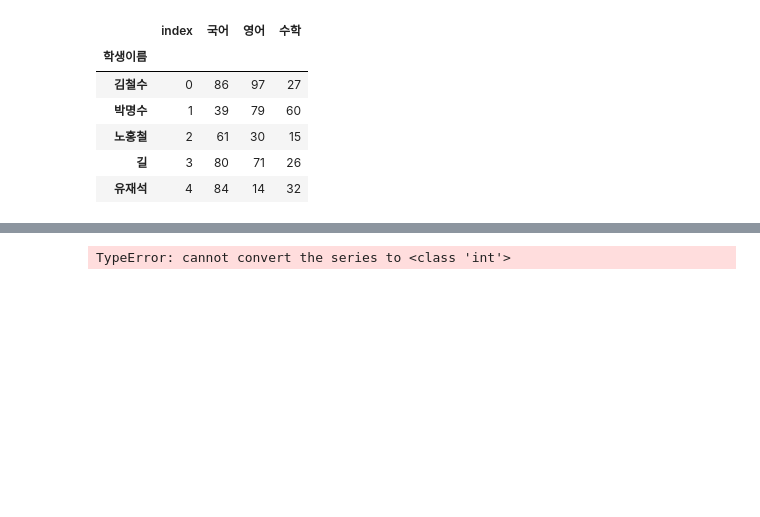
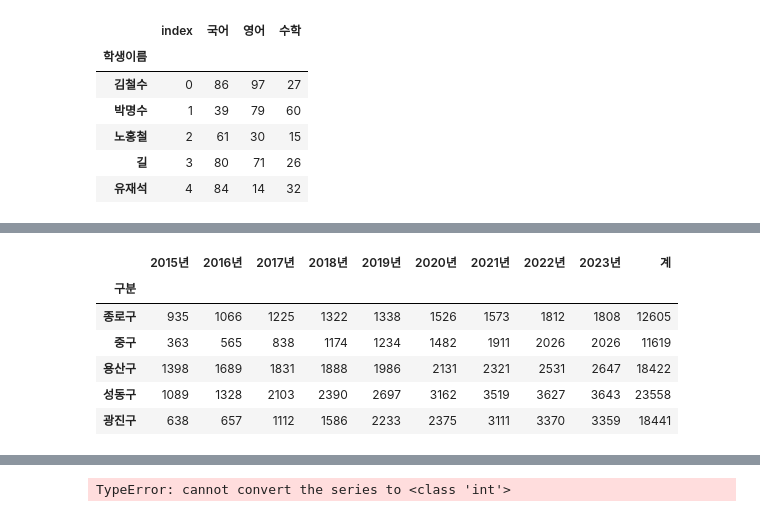
Before and after one commit to forever-young86/DataAnalysis-2023.09, a Jupyter notebook: 02.Pandas/06.인덱스조작.ipynb, the cells around one changed output, grey strips where cells are left out. Drawn from its saved outputs; the diff is of its cells as text; code cells hidden in the pictures; blank space fills up the shorter version.

```diff
--- a/02.Pandas/06.인덱스조작.ipynb
+++ b/02.Pandas/06.인덱스조작.ipynb
@@ -240,0 +268,3 @@ ValueError: invalid literal for int() with base 10: '1,398'
+# %%
+for col in cctv.columns:
+    print(col, type(cctv[col][0]))
@@ -240,0 +281,17 @@ ValueError: invalid literal for int() with base 10: '1,398'
+# %%
+# 선생님 답
+for col in cctv.columns:
+    if col in ['2021년', '2022년']:
+        continue
+    cctv[col] = cctv[col].str.replace(',','').astype(int) #replace할때 str.replace로 써야함!
+# %%
+cctv['계'] = cctv.sum(axis=1)
+cctv.head()
+# %% [output]
+|  | 2015년 | 2016년 | 2017년 | 2018년 | 2019년 | 2020년 | 2021년 | 2022년 | 2023년 | 계 |
+| 구분 |  |  |  |  |  |  |  |  |  |  |
+| 종로구 | 935 | 1066 | 1225 | 1322 | 1338 | 1526 | 1573 | 1812 | 1808 | 12605 |
+| 중구 | 363 | 565 | 838 | 1174 | 1234 | 1482 | 1911 | 2026 | 2026 | 11619 |
+| 용산구 | 1398 | 1689 | 1831 | 1888 | 1986 | 2131 | 2321 | 2531 | 2647 | 18422 |
+| 성동구 | 1089 | 1328 | 2103 | 2390 | 2697 | 3162 | 3519 | 3627 | 3643 | 23558 |
+| 광진구 | 638 | 657 | 1112 | 1586 | 2233 | 2375 | 3111 | 3370 | 3359 | 18441 |
```
Also changed, not shown: parts of 11 cells of this notebook, 9 other files.
